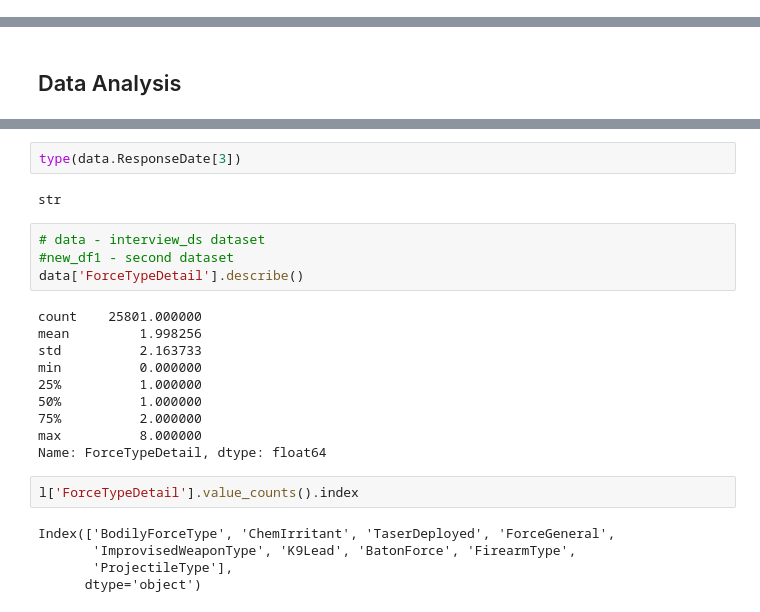
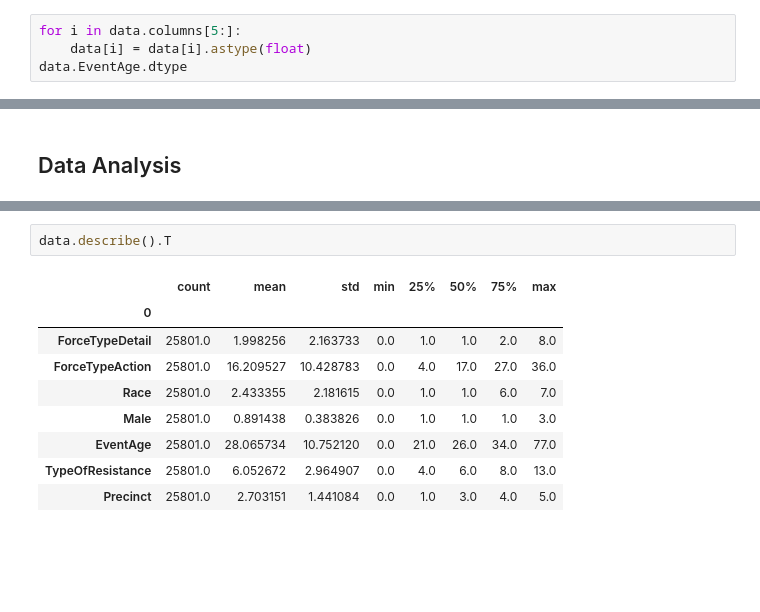
Before and after one commit to STASYA00/DS-DS, a Jupyter notebook: Notebooks/Cleaning_Data.ipynb, the cells around one changed output, grey strips where cells are left out. Cells and saved outputs as stored; diff of their text form; blank space fills up the shorter version.

```diff
--- a/Notebooks/Cleaning_Data.ipynb
+++ b/Notebooks/Cleaning_Data.ipynb
@@ -233,0 +254,4 @@ inter.head()
+# %%
+for i in data.columns[5:]:
+    data[i] = data[i].astype(float)
+data.EventAge.dtype
@@ -310,25 +350,12 @@ data.head()
-# %%
-type(data.ResponseDate[3])
-# %% [output]
-str
-# %%
-# data - interview_ds dataset
-#new_df1 - second dataset
-data['ForceTypeDetail'].describe()
-# %% [output]
-count    25801.000000
-mean         1.998256
-std          2.163733
-min          0.000000
-25%          1.000000
-50%          1.000000
-75%          2.000000
-max          8.000000
-Name: ForceTypeDetail, dtype: float64
-# %%
-l['ForceTypeDetail'].value_counts().index
-# %% [output]
-Index(['BodilyForceType', 'ChemIrritant', 'TaserDeployed', 'ForceGeneral',
-       'ImprovisedWeaponType', 'K9Lead', 'BatonForce', 'FirearmType',
-       'ProjectileType'],
-      dtype='object')
+# %%
+data.describe().T
+# %% [output]
+|  | count | mean | std | min | 25% | 50% | 75% | max |
+| 0 |  |  |  |  |  |  |  |  |
+| ForceTypeDetail | 25801.0 | 1.998256 | 2.163733 | 0.0 | 1.0 | 1.0 | 2.0 | 8.0 |
+| ForceTypeAction | 25801.0 | 16.209527 | 10.428783 | 0.0 | 4.0 | 17.0 | 27.0 | 36.0 |
+| Race | 25801.0 | 2.433355 | 2.181615 | 0.0 | 1.0 | 1.0 | 6.0 | 7.0 |
+| Male | 25801.0 | 0.891438 | 0.383826 | 0.0 | 1.0 | 1.0 | 1.0 | 3.0 |
+| EventAge | 25801.0 | 28.065734 | 10.752120 | 0.0 | 21.0 | 26.0 | 34.0 | 77.0 |
+| TypeOfResistance | 25801.0 | 6.052672 | 2.964907 | 0.0 | 4.0 | 6.0 | 8.0 | 13.0 |
+| Precinct | 25801.0 | 2.703151 | 1.441084 | 0.0 | 1.0 | 3.0 | 4.0 | 5.0 |
```
Also changed, not shown: parts of 20 cells of this notebook.
